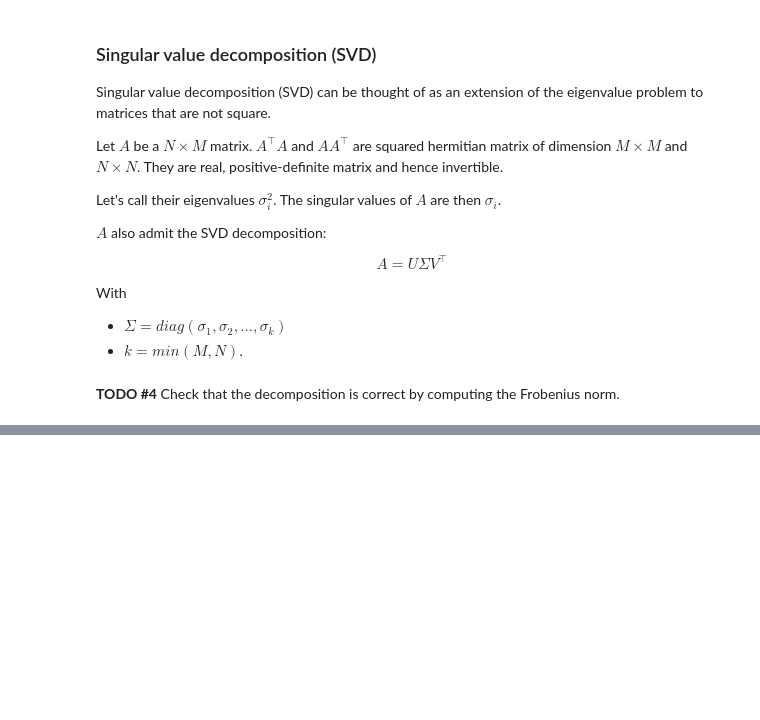
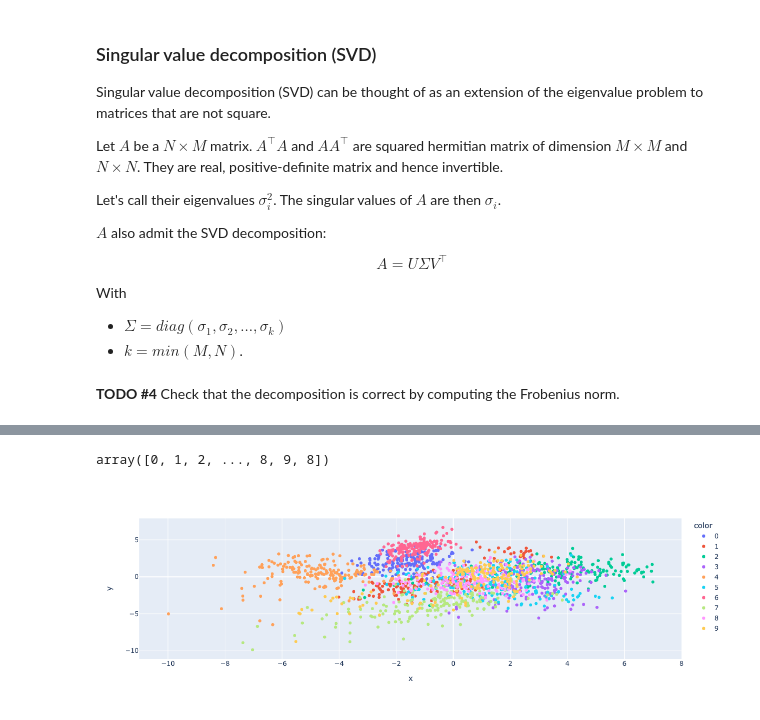
Before and after one commit to Vincent-Maladiere/scipy-demo, a Jupyter notebook: content/scipy/Linear Algebra.ipynb, the cells around one changed output, grey strips where cells are left out. Saved outputs shown, nothing was run; the diff lists cells and outputs as text; code cells hidden in the pictures; blank space fills up the shorter version.

```diff
--- a/content/scipy/Linear Algebra.ipynb
+++ b/content/scipy/Linear Algebra.ipynb
@@ -361,0 +356,19 @@ show_score(pca_og, X, y, "Scikit Learn PCA", switch_x=True)
+# %%
+y
+# %% [output]
+array([0, 1, 2, ..., 8, 9, 8])
+# %%
+### TODO - Write your code below ###
+
+
+### end of TODO ###
+
+px.scatter(
+    x=X_trans[:, 0],
+    y=X_trans[:, 1],
+    color=y.astype(str),
+    width=800,
+    height=400,
+).show()
+# %% [output]
+[figure, added]
```
Also changed, not shown: parts of 23 cells of this notebook, 10 other files.
